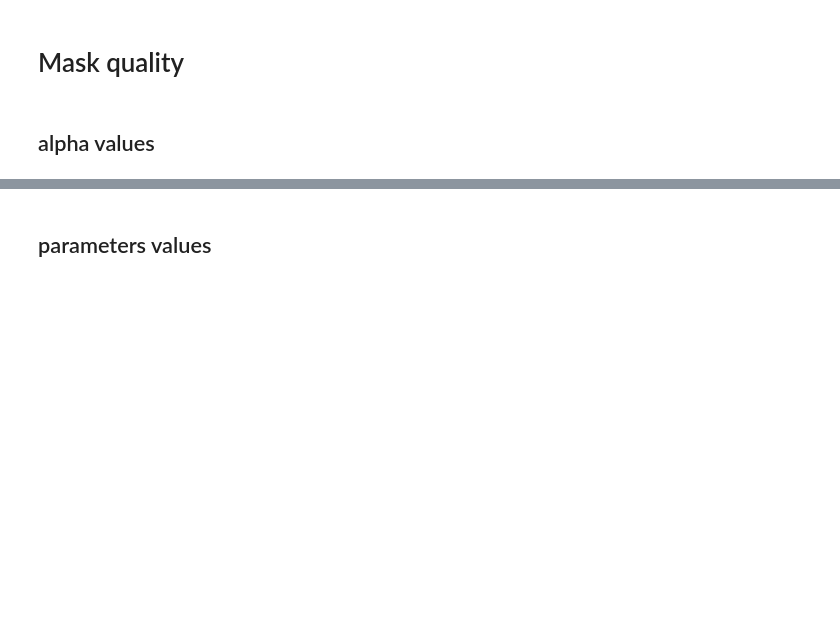
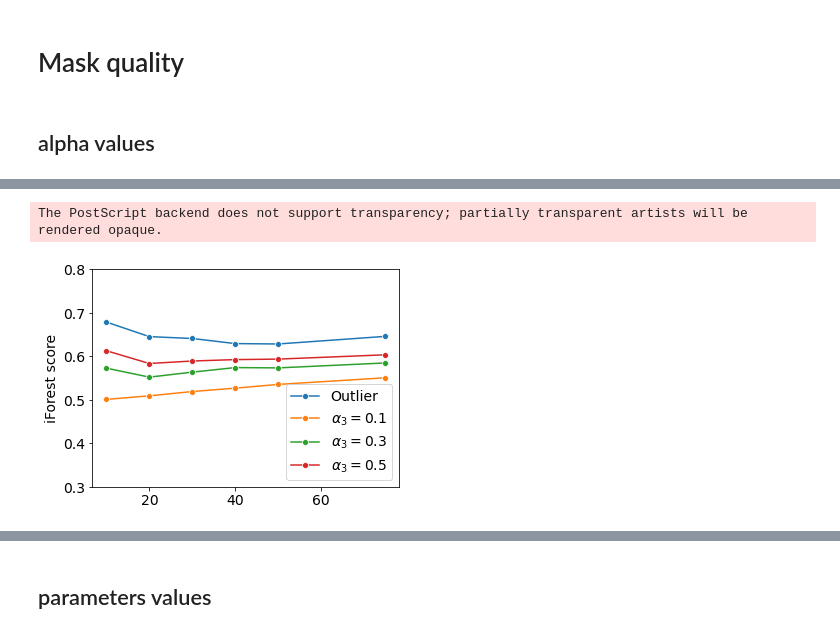
Before and after one commit to simona-nistico/M2OE, a Jupyter notebook: Results medoids.ipynb, the cells around one changed output, grey strips where cells are left out. Cells and saved outputs as stored; diff of their text form; code cells hidden in the pictures; blank space fills up the shorter version.

```diff
--- a/Results medoids.ipynb
+++ b/Results medoids.ipynb
@@ -373,12 +385,12 @@ The PostScript backend does not support transparency; partially transparent arti
 # %%
 from sklearn.ensemble import IsolationForest as IForest
 
-alpha = 3
+alpha = 1
 
-data = {1: ['tests/logs/alpha1_0.8', 'tests/logs/alpha1_1.0', 'tests/logs/alpha1_1.2'],
+data = {1: ['tests/logs/paper_exp/alpha1_0.8', 'tests/logs/paper_exp/alpha1_1.0', 'tests/logs/paper_exp/alpha1_1.2'],
         #2: ['tests/logs/alpha2_0.4', 'tests/logs/alpha2_0.5', 'tests/logs/alpha2_0.6', 'tests/logs/alpha2_0.7', 'tests/logs/alpha2_0.8'],
-        2: ['tests/logs/alpha2_0.8', 'tests/logs/alpha2_1.0', 'tests/logs/alpha2_1.2'],
-        3:['tests/logs/alpha3_0.1', 'tests/logs/alpha3_0.3', 'tests/logs/alpha3_0.5']}
+        2: ['tests/logs/paper_exp/alpha2_0.8', 'tests/logs/paper_exp/alpha2_1.0', 'tests/logs/paper_exp/alpha2_1.2'],
+        3:['tests/logs/paper_exp/alpha3_0.1', 'tests/logs/paper_exp/alpha3_0.3', 'tests/logs/paper_exp/alpha3_0.5']}
 dataset_path = 'datasets/synthetic/processed/'
 
 files = os.listdir(dataset_path)
@@ -453,0 +568,22 @@ synth_multidim_010_000.csv
+# %%
+import matplotlib.pyplot as plt
+import seaborn as sns
+
+plt.figure(figsize=(5,4))
+
+#sns.set_palette("colorblind")
+#sns.set_style("darkgrid")
+
+#plt.subplot(2,1,1)
+sns.lineplot(x=[10,20,30,40,50,75], y=scores_r.mean(axis=-2)[0, :, 4], marker="o", label="Outlier")
+for i in range(len(data_paths)):
+    #'-s', label='alpha={:.1f}'.format(0.1*(i+1)))
+    sns.lineplot(x=[10,20,30,40,50,75], y=scores_r.mean(axis=-2)[i, :, 5], marker="o", label="$\\alpha_{}={}$".format(alpha, data_paths[i][-3:]))
+plt.legend()
+plt.ylim(0.3,0.8)
+#plt.xticks([10,20,30,40,50,75])
+plt.ylabel('iForest score')
+plt.savefig(f'alpha_{alpha}_masking_if.eps')
+# %% [output]
+The PostScript backend does not support transparency; partially transparent artists will be rendered opaque.
+[figure, added]
```
Also changed, not shown: parts of 37 cells of this notebook, 5 other files.
